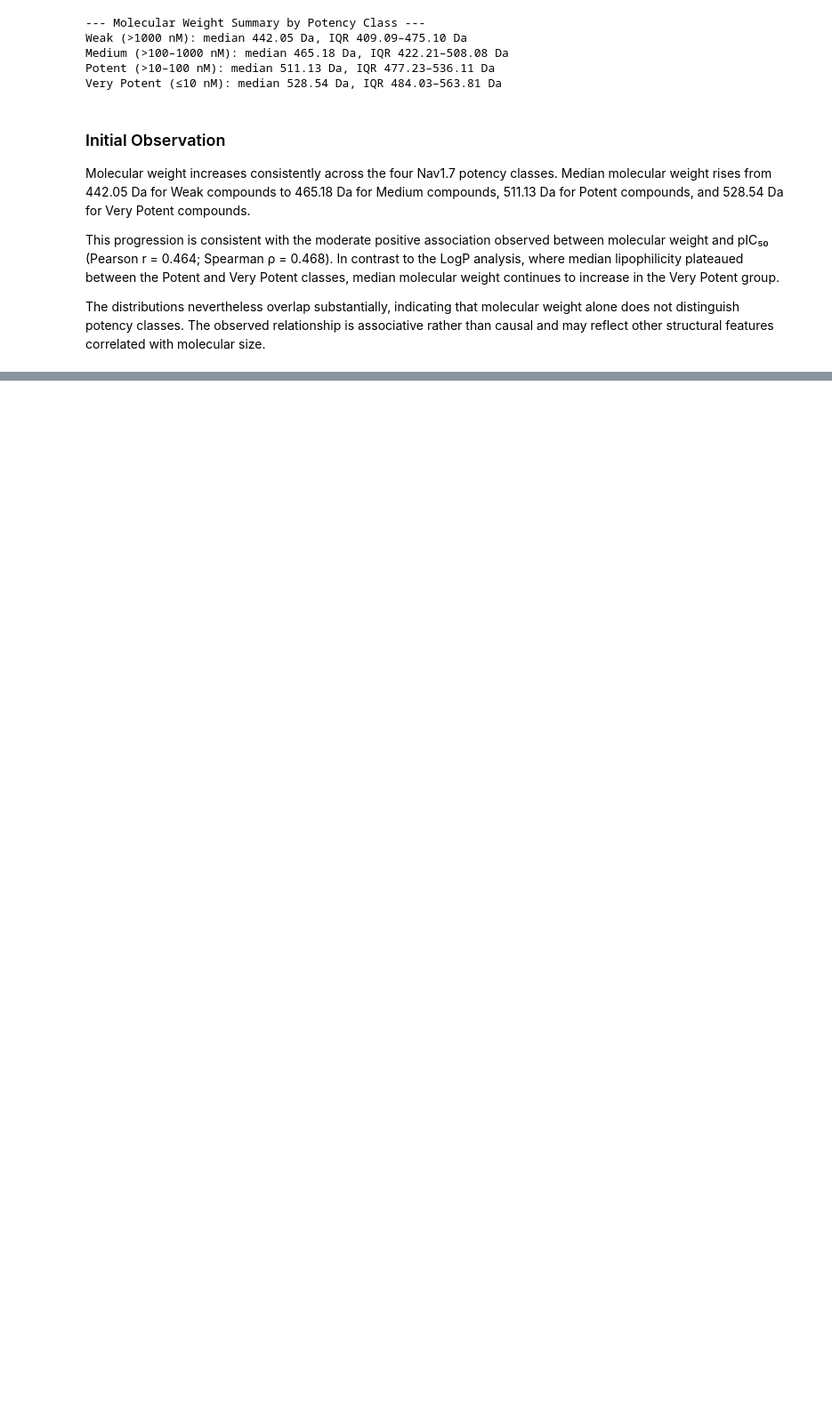
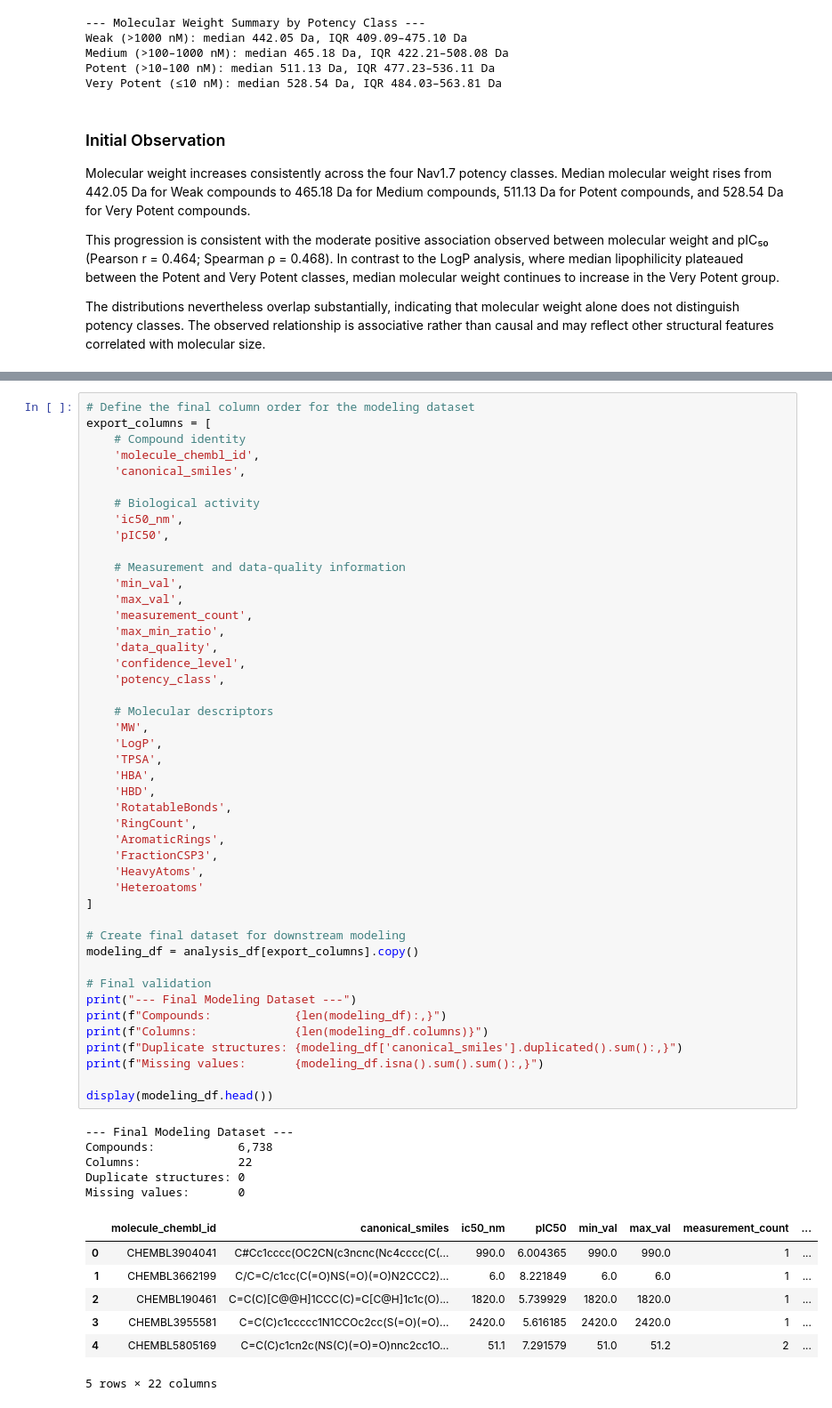
Before and after one commit to larry-xiping/nav1.7-sodium-channel-sar, a Jupyter notebook: notebooks/02_exploratory_analysis.ipynb, the cells around one changed output, grey strips where cells are left out. Shown at 89% size. Cells and saved outputs as stored; diff of their text form; blank space fills up the shorter version.

```diff
--- a/notebooks/02_exploratory_analysis.ipynb
+++ b/notebooks/02_exploratory_analysis.ipynb
@@ -1203,0 +2031,58 @@ The distributions nevertheless overlap substantially, indicating that molecular
+# %%
+# Define the final column order for the modeling dataset
+export_columns = [
+    # Compound identity
+    'molecule_chembl_id',
+    'canonical_smiles',
+
+    # Biological activity
+    'ic50_nm',
+    'pIC50',
+
+    # Measurement and data-quality information
+    'min_val',
+    'max_val',
+    'measurement_count',
+    'max_min_ratio',
+    'data_quality',
+    'confidence_level',
+    'potency_class',
+
+    # Molecular descriptors
+    'MW',
+    'LogP',
+    'TPSA',
+    'HBA',
+    'HBD',
+    'RotatableBonds',
+    'RingCount',
+    'AromaticRings',
+    'FractionCSP3',
+    'HeavyAtoms',
+    'Heteroatoms'
+]
+
+# Create final dataset for downstream modeling
+modeling_df = analysis_df[export_columns].copy()
+
+# Final validation
+print("--- Final Modeling Dataset ---")
+print(f"Compounds:            {len(modeling_df):,}")
+print(f"Columns:              {len(modeling_df.columns)}")
+print(f"Duplicate structures: {modeling_df['canonical_smiles'].duplicated().sum():,}")
+print(f"Missing values:       {modeling_df.isna().sum().sum():,}")
+
+display(modeling_df.head())
+# %% [output]
+--- Final Modeling Dataset ---
+Compounds:            6,738
+Columns:              22
+Duplicate structures: 0
+Missing values:       0
+|  | molecule_chembl_id | canonical_smiles | ic50_nm | pIC50 | min_val | max_val | measurement_count | ... |
+| 0 | CHEMBL3904041 | C#Cc1cccc(OC2CN(c3ncnc(Nc4cccc(C(... | 990.0 | 6.004365 | 990.0 | 990.0 | 1 | ... |
+| 1 | CHEMBL3662199 | C/C=C/c1cc(C(=O)NS(=O)(=O)N2CCC2)... | 6.0 | 8.221849 | 6.0 | 6.0 | 1 | ... |
+| 2 | CHEMBL190461 | C=C(C)[C@@H]1CCC(C)=C[C@H]1c1c(O)... | 1820.0 | 5.739929 | 1820.0 | 1820.0 | 1 | ... |
+| 3 | CHEMBL3955581 | C=C(C)c1ccccc1N1CCOc2cc(S(=O)(=O)... | 2420.0 | 5.616185 | 2420.0 | 2420.0 | 1 | ... |
+| 4 | CHEMBL5805169 | C=C(C)c1cn2c(NS(C)(=O)=O)nnc2cc1O... | 51.1 | 7.291579 | 51.0 | 51.2 | 2 | ... |
+5 rows × 22 columns
```
Also changed, not shown: parts of 29 cells of this notebook.
